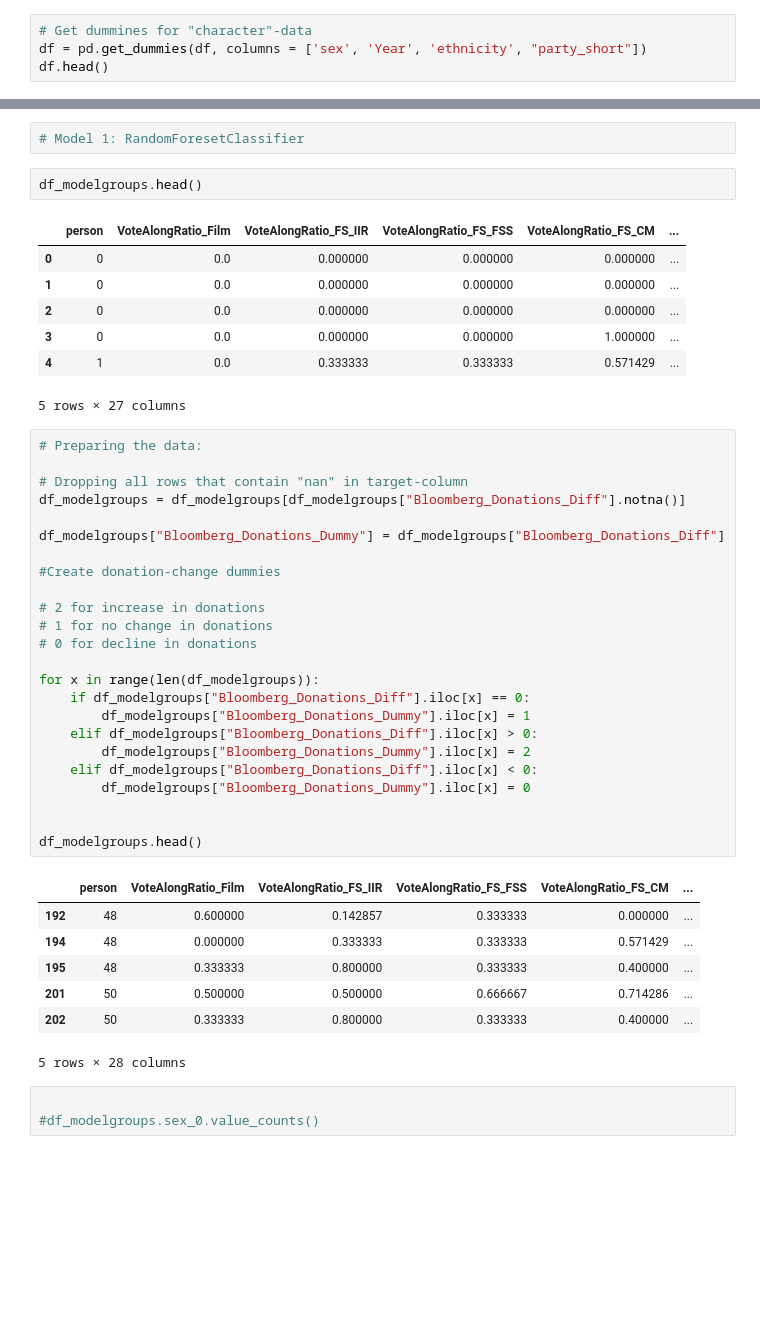
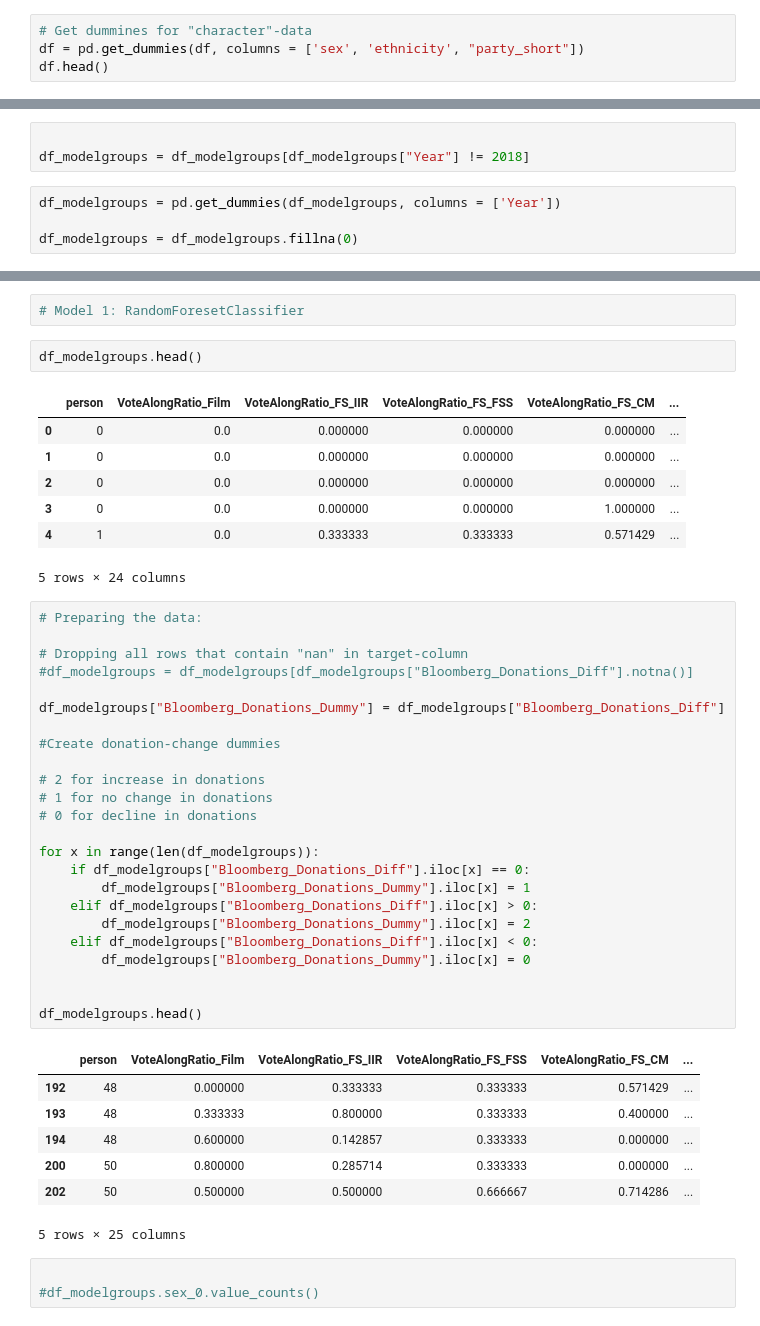
Before and after one commit to jmitchellb14/donorbehavior, a Jupyter notebook: Code/07_Random_Forest_Bloomberg.ipynb, the cells around one changed output, grey strips where cells are left out. Drawn from its saved outputs; the diff is of its cells as text; blank space fills up the shorter version.

```diff
--- a/Code/07_Random_Forest_Bloomberg.ipynb
+++ b/Code/07_Random_Forest_Bloomberg.ipynb
@@ -63,6 +63,6 @@ df = df.drop(columns = list)
 df = df.rename(columns = {'sex_y':"sex",  "ethnicity_y":'ethnicity'})
 # %%
 # Get dummines for "character"-data
-df = pd.get_dummies(df, columns = ['sex', 'Year', 'ethnicity', "party_short"])
+df = pd.get_dummies(df, columns = ['sex', 'ethnicity', "party_short"])
 df.head()
 # %% [output]
@@ -170,0 +166,7 @@ df_modelgroups= df_modelgroups.drop(columns = list)
+# %%
+
+df_modelgroups = df_modelgroups[df_modelgroups["Year"] != 2018]
+# %%
+df_modelgroups = pd.get_dummies(df_modelgroups, columns = ['Year'])
+
+df_modelgroups = df_modelgroups.fillna(0)
@@ -189,39 +221,39 @@ df_modelgroups.head()
 | 2 | 0 | 0.0 | 0.000000 | 0.000000 | 0.000000 | ... |
 | 3 | 0 | 0.0 | 0.000000 | 0.000000 | 1.000000 | ... |
 | 4 | 1 | 0.0 | 0.333333 | 0.333333 | 0.571429 | ... |
-5 rows × 27 columns
+5 rows × 24 columns
 # %%
 # Preparing the data:
 
 # Dropping all rows that contain "nan" in target-column
-df_modelgroups = df_modelgroups[df_modelgroups["Bloomberg_Donations_Diff"].notna()]
+#df_modelgroups = df_modelgroups[df_modelgroups["Bloomberg_Donations_Diff"].notna()]
 
 df_modelgroups["Bloomberg_Donations_Dummy"] = df_modelgroups["Bloomberg_Donations_Diff"]
 
 #Create donation-change dummies
 
 # 2 for increase in donations
 # 1 for no change in donations
 # 0 for decline in donations
 
 for x in range(len(df_modelgroups)):
     if df_modelgroups["Bloomberg_Donations_Diff"].iloc[x] == 0:
         df_modelgroups["Bloomberg_Donations_Dummy"].iloc[x] = 1
     elif df_modelgroups["Bloomberg_Donations_Diff"].iloc[x] > 0:
         df_modelgroups["Bloomberg_Donations_Dummy"].iloc[x] = 2
     elif df_modelgroups["Bloomberg_Donations_Diff"].iloc[x] < 0:
         df_modelgroups["Bloomberg_Donations_Dummy"].iloc[x] = 0
 
 
 df_modelgroups.head()
 # %% [output]
 |  | person | VoteAlongRatio_Film | VoteAlongRatio_FS_IIR | VoteAlongRatio_FS_FSS | VoteAlongRatio_FS_CM | ... |
-| 192 | 48 | 0.600000 | 0.142857 | 0.333333 | 0.000000 | ... |
-| 194 | 48 | 0.000000 | 0.333333 | 0.333333 | 0.571429 | ... |
-| 195 | 48 | 0.333333 | 0.800000 | 0.333333 | 0.400000 | ... |
-| 201 | 50 | 0.500000 | 0.500000 | 0.666667 | 0.714286 | ... |
-| 202 | 50 | 0.333333 | 0.800000 | 0.333333 | 0.400000 | ... |
+| 192 | 48 | 0.000000 | 0.333333 | 0.333333 | 0.571429 | ... |
+| 193 | 48 | 0.333333 | 0.800000 | 0.333333 | 0.400000 | ... |
+| 194 | 48 | 0.600000 | 0.142857 | 0.333333 | 0.000000 | ... |
+| 200 | 50 | 0.800000 | 0.285714 | 0.333333 | 0.000000 | ... |
+| 202 | 50 | 0.500000 | 0.500000 | 0.666667 | 0.714286 | ... |
-5 rows × 28 columns
+5 rows × 25 columns
 # %%
 
 #df_modelgroups.sex_0.value_counts()
```
Also changed, not shown: parts of 20 cells of this notebook, 4 other files.
